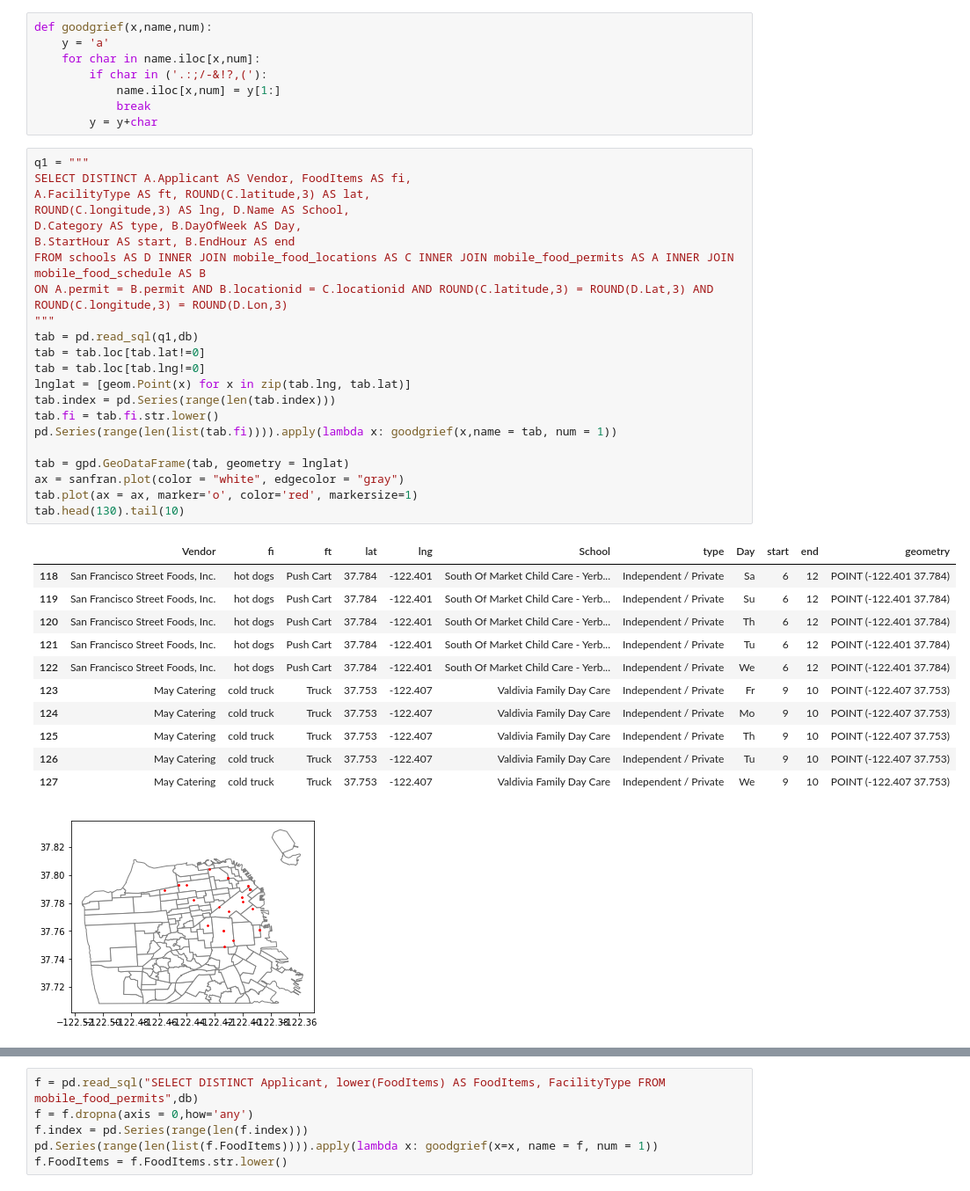
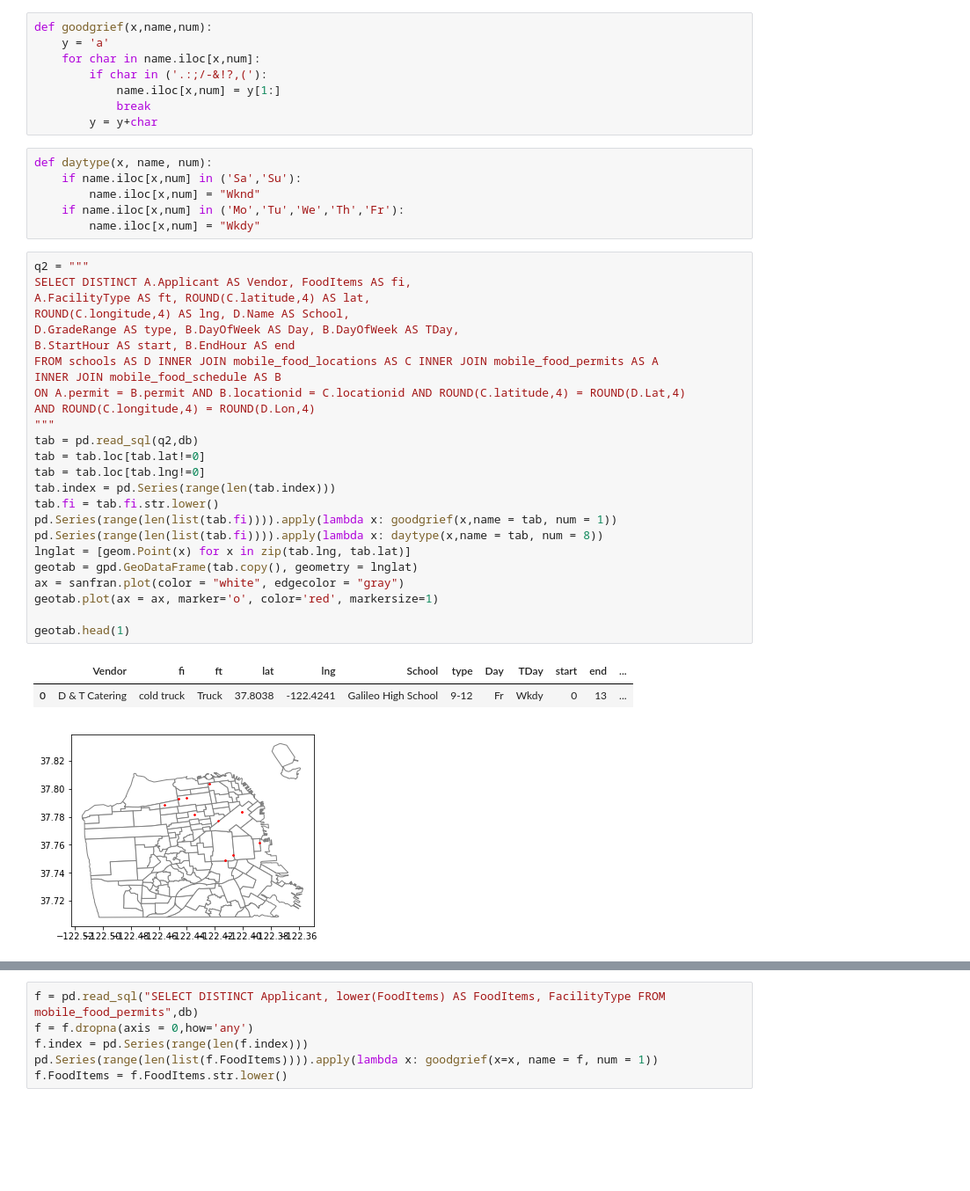
Before and after one commit to stelmanj/sta141b-hw5, a Jupyter notebook: hw5.ipynb, the cells around one changed output, grey strips where cells are left out. Shown: that part at 88% size. Saved outputs shown, nothing was run; the diff lists cells and outputs as text; blank space fills up the shorter version.

```diff
--- a/hw5.ipynb
+++ b/hw5.ipynb
@@ -158,38 +192,38 @@ def goodgrief(x,name,num):
             name.iloc[x,num] = y[1:]
             break
         y = y+char
+# %%
+def daytype(x, name, num):
+    if name.iloc[x,num] in ('Sa','Su'):
+        name.iloc[x,num] = "Wknd"
+    if name.iloc[x,num] in ('Mo','Tu','We','Th','Fr'):
+        name.iloc[x,num] = "Wkdy"
 # %%
-q1 = """
+q2 = """
 SELECT DISTINCT A.Applicant AS Vendor, FoodItems AS fi,
-A.FacilityType AS ft, ROUND(C.latitude,3) AS lat,
-ROUND(C.longitude,3) AS lng, D.Name AS School,
-D.Category AS type, B.DayOfWeek AS Day,
+A.FacilityType AS ft, ROUND(C.latitude,4) AS lat,
+ROUND(C.longitude,4) AS lng, D.Name AS School,
+D.GradeRange AS type, B.DayOfWeek AS Day, B.DayOfWeek AS TDay,
 B.StartHour AS start, B.EndHour AS end
-FROM schools AS D INNER JOIN mobile_food_locations AS C INNER JOIN mobile_food_permits AS A INNER JOIN mobile_food_schedule AS B
-ON A.permit = B.permit AND B.locationid = C.locationid AND ROUND(C.latitude,3) = ROUND(D.Lat,3) AND ROUND(C.longitude,3) = ROUND(D.Lon,3)
+FROM schools AS D INNER JOIN mobile_food_locations AS C INNER JOIN mobile_food_permits AS A
+INNER JOIN mobile_food_schedule AS B
+ON A.permit = B.permit AND B.locationid = C.locationid AND ROUND(C.latitude,4) = ROUND(D.Lat,4)
+AND ROUND(C.longitude,4) = ROUND(D.Lon,4)
 """
-tab = pd.read_sql(q1,db)
+tab = pd.read_sql(q2,db)
 tab = tab.loc[tab.lat!=0]
 tab = tab.loc[tab.lng!=0]
-lnglat = [geom.Point(x) for x in zip(tab.lng, tab.lat)]
 tab.index = pd.Series(range(len(tab.index)))
 tab.fi = tab.fi.str.lower()
 pd.Series(range(len(list(tab.fi)))).apply(lambda x: goodgrief(x,name = tab, num = 1))
+pd.Series(range(len(list(tab.fi)))).apply(lambda x: daytype(x,name = tab, num = 8))
+lnglat = [geom.Point(x) for x in zip(tab.lng, tab.lat)]
+geotab = gpd.GeoDataFrame(tab.copy(), geometry = lnglat)
+ax = sanfran.plot(color = "white", edgecolor = "gray")
+geotab.plot(ax = ax, marker='o', color='red', markersize=1)
 
-tab = gpd.GeoDataFrame(tab, geometry = lnglat)
-ax = sanfran.plot(color = "white", edgecolor = "gray")
-tab.plot(ax = ax, marker='o', color='red', markersize=1)
-tab.head(130).tail(10)
+geotab.head(1)
 # %% [output]
-|  | Vendor | fi | ft | lat | lng | School | type | Day | start | end | geometry |
-| 118 | San Francisco Street Foods, Inc. | hot dogs | Push Cart | 37.784 | -122.401 | South Of Market Child Care - Yerb... | Independent / Private | Sa | 6 | 12 | POINT (-122.401 37.784) |
-| 119 | San Francisco Street Foods, Inc. | hot dogs | Push Cart | 37.784 | -122.401 | South Of Market Child Care - Yerb... | Independent / Private | Su | 6 | 12 | POINT (-122.401 37.784) |
-| 120 | San Francisco Street Foods, Inc. | hot dogs | Push Cart | 37.784 | -122.401 | South Of Market Child Care - Yerb... | Independent / Private | Th | 6 | 12 | POINT (-122.401 37.784) |
-| 121 | San Francisco Street Foods, Inc. | hot dogs | Push Cart | 37.784 | -122.401 | South Of Market Child Care - Yerb... | Independent / Private | Tu | 6 | 12 | POINT (-122.401 37.784) |
-| 122 | San Francisco Street Foods, Inc. | hot dogs | Push Cart | 37.784 | -122.401 | South Of Market Child Care - Yerb... | Independent / Private | We | 6 | 12 | POINT (-122.401 37.784) |
-| 123 | May Catering | cold truck | Truck | 37.753 | -122.407 | Valdivia Family Day Care | Independent / Private | Fr | 9 | 10 | POINT (-122.407 37.753) |
-| 124 | May Catering | cold truck | Truck | 37.753 | -122.407 | Valdivia Family Day Care | Independent / Private | Mo | 9 | 10 | POINT (-122.407 37.753) |
-| 125 | May Catering | cold truck | Truck | 37.753 | -122.407 | Valdivia Family Day Care | Independent / Private | Th | 9 | 10 | POINT (-122.407 37.753) |
-| 126 | May Catering | cold truck | Truck | 37.753 | -122.407 | Valdivia Family Day Care | Independent / Private | Tu | 9 | 10 | POINT (-122.407 37.753) |
-| 127 | May Catering | cold truck | Truck | 37.753 | -122.407 | Valdivia Family Day Care | Independent / Private | We | 9 | 10 | POINT (-122.407 37.753) |
+|  | Vendor | fi | ft | lat | lng | School | type | Day | TDay | start | end | ... |
+| 0 | D & T Catering | cold truck | Truck | 37.8038 | -122.4241 | Galileo High School | 9-12 | Fr | Wkdy | 0 | 13 | ... |
-[figure, old version]
+[figure, new version]
```
Also changed, not shown: parts of 27 cells of this notebook.
